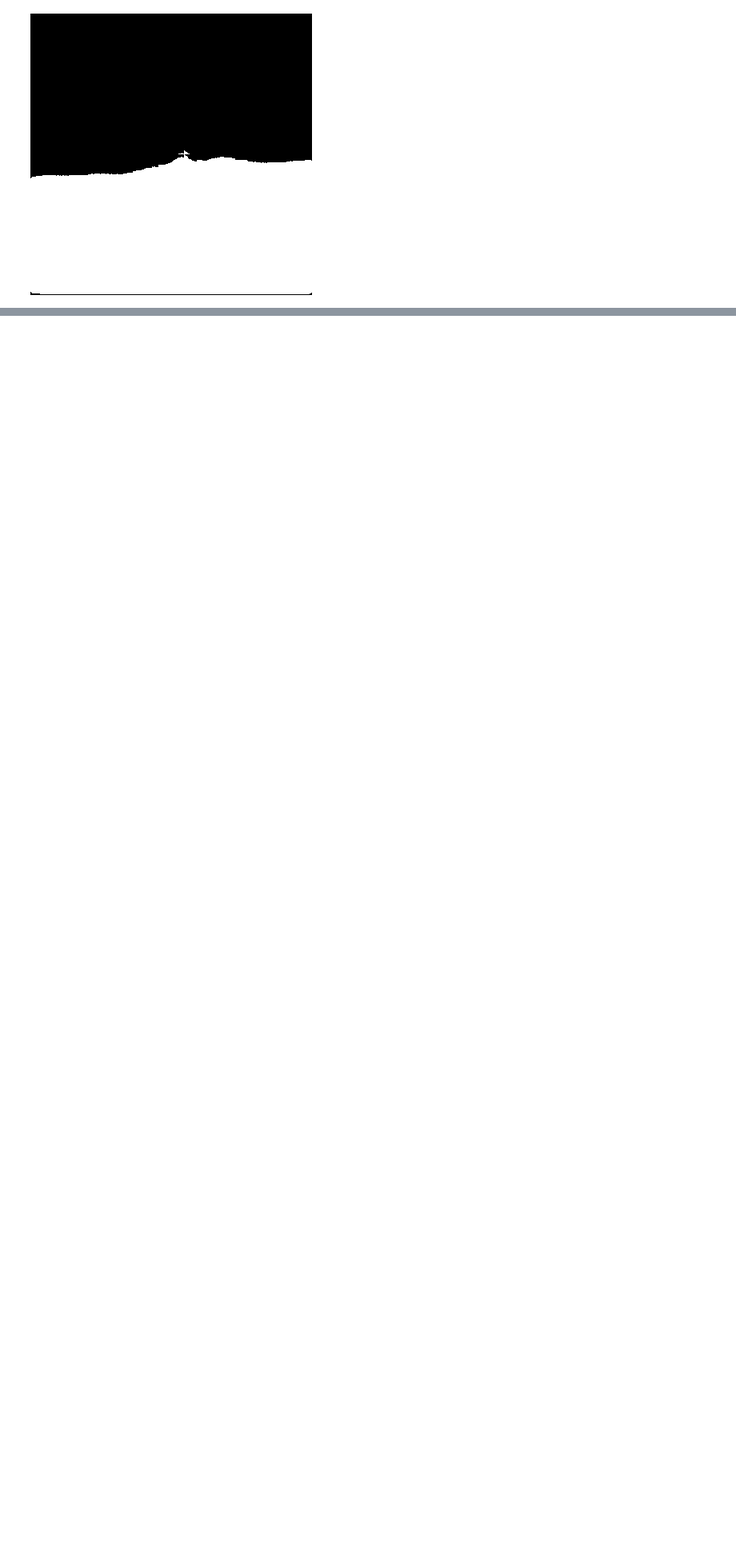
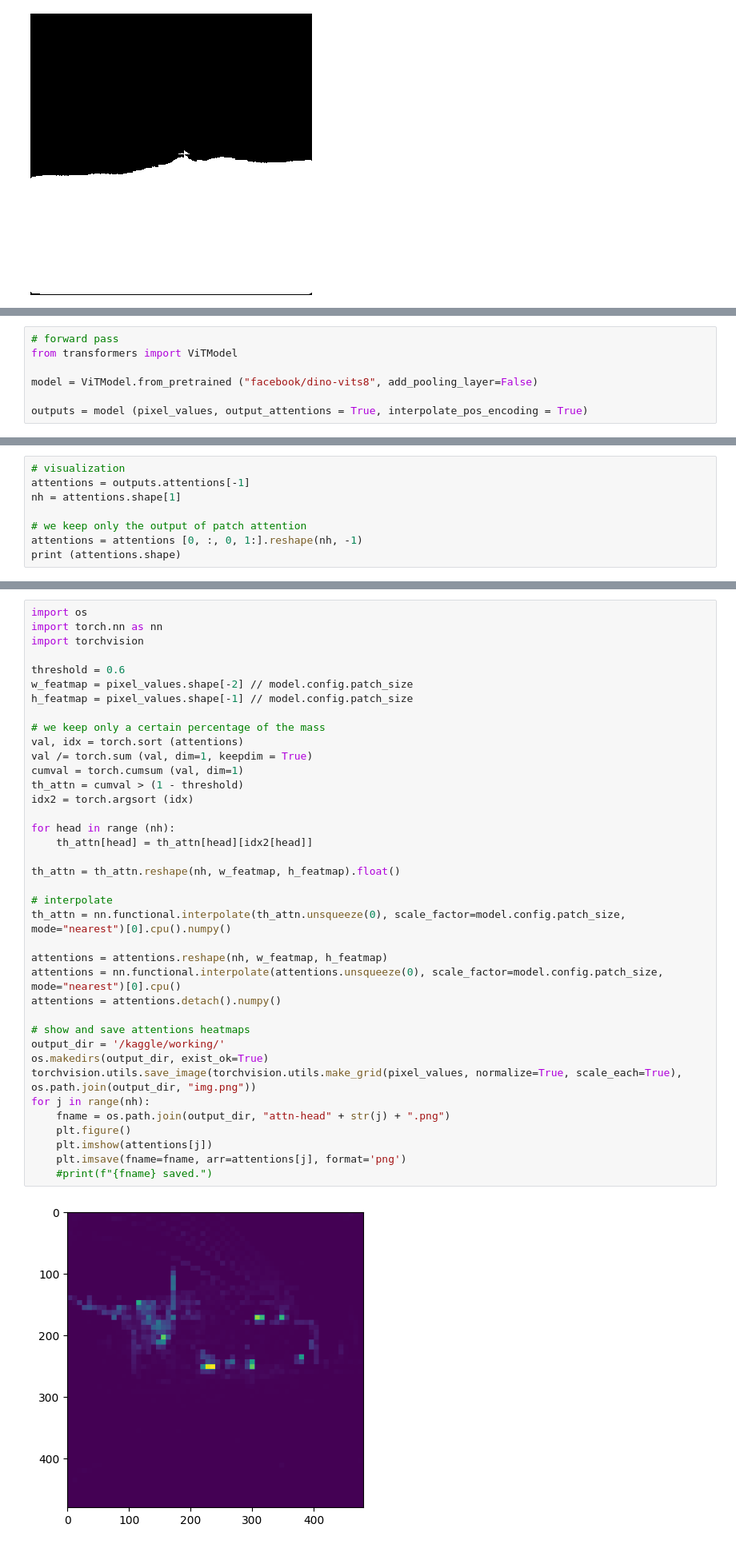
Before and after one commit to AleksandrMorozov123/Computer_vision_architectures, a Jupyter notebook: transformers.ipynb, the cells around one changed output, grey strips where cells are left out. Shown at 80% size. Drawn from its saved outputs; the diff is of its cells as text; blank space fills up the shorter version.

```diff
--- a/transformers.ipynb
+++ b/transformers.ipynb
@@ -289,0 +372,7 @@ Image.fromarray (bw_image)
+# %%
+# forward pass
+from transformers import ViTModel
+
+model = ViTModel.from_pretrained ("facebook/dino-vits8", add_pooling_layer=False)
+
+outputs = model (pixel_values, output_attentions = True, interpolate_pos_encoding = True)
@@ -289,0 +381,8 @@ Image.fromarray (bw_image)
+# %%
+# visualization
+attentions = outputs.attentions[-1]
+nh = attentions.shape[1]
+
+# we keep only the output of patch attention
+attentions = attentions [0, :, 0, 1:].reshape(nh, -1)
+print (attentions.shape)
@@ -289,0 +391,40 @@ Image.fromarray (bw_image)
+# %%
+import os
+import torch.nn as nn
+import torchvision
+
+threshold = 0.6
+w_featmap = pixel_values.shape[-2] // model.config.patch_size
+h_featmap = pixel_values.shape[-1] // model.config.patch_size
+
+# we keep only a certain percentage of the mass
+val, idx = torch.sort (attentions)
+val /= torch.sum (val, dim=1, keepdim = True)
+cumval = torch.cumsum (val, dim=1)
+th_attn = cumval > (1 - threshold)
+idx2 = torch.argsort (idx)
+
+for head in range (nh):
+    th_attn[head] = th_attn[head][idx2[head]]
+
+th_attn = th_attn.reshape(nh, w_featmap, h_featmap).float()
+
+# interpolate
+th_attn = nn.functional.interpolate(th_attn.unsqueeze(0), scale_factor=model.config.patch_size, mode="nearest")[0].cpu().numpy()
+
+attentions = attentions.reshape(nh, w_featmap, h_featmap)
+attentions = nn.functional.interpolate(attentions.unsqueeze(0), scale_factor=model.config.patch_size, mode="nearest")[0].cpu()
+attentions = attentions.detach().numpy()
+
+# show and save attentions heatmaps
+output_dir = '/kaggle/working/'
+os.makedirs(output_dir, exist_ok=True)
+torchvision.utils.save_image(torchvision.utils.make_grid(pixel_values, normalize=True, scale_each=True), os.path.join(output_dir, "img.png"))
+for j in range(nh):
+    fname = os.path.join(output_dir, "attn-head" + str(j) + ".png")
+    plt.figure()
+    plt.imshow(attentions[j])
+    plt.imsave(fname=fname, arr=attentions[j], format='png')
+    #print(f"{fname} saved.")
+# %% [output]
+[figure, added]
```
Also changed, not shown: parts of 10 cells of this notebook.
